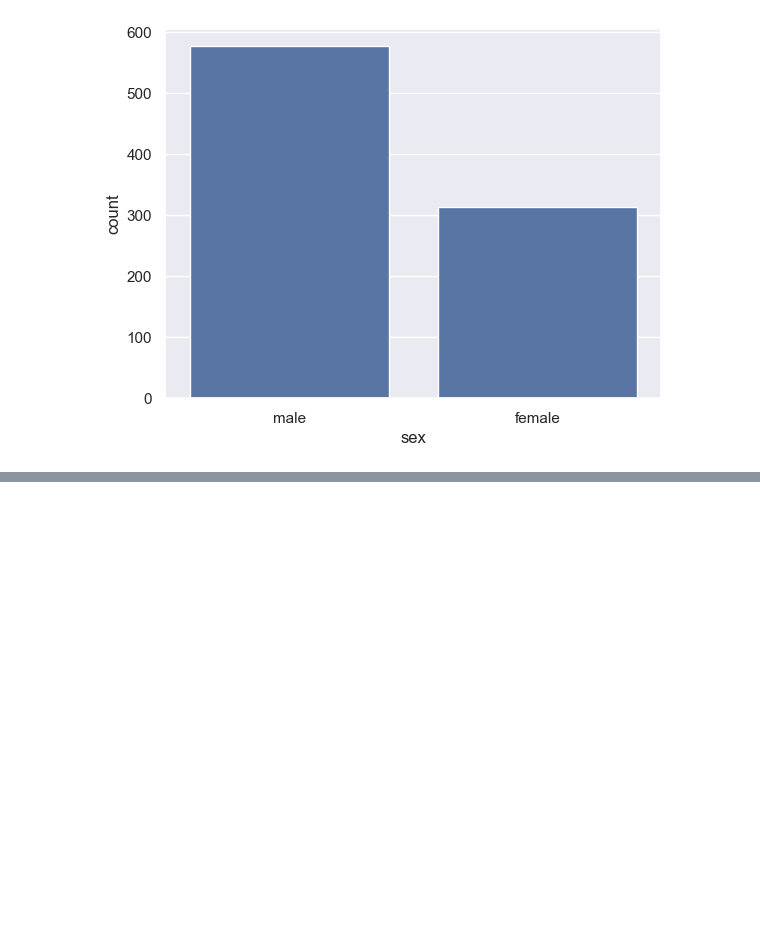
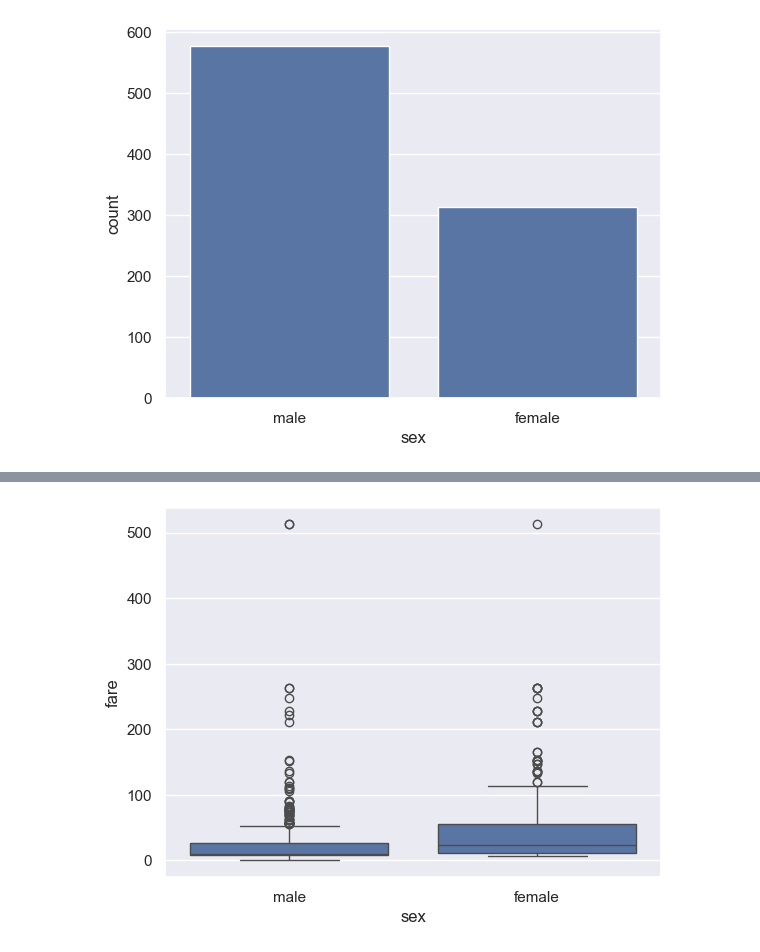
Before and after one commit to Renal-D/basic-python-library-for-data, a Jupyter notebook: Basic-Seaborn/seaborn-2.ipynb, the cells around one changed output, grey strips where cells are left out. Cells and saved outputs as stored; diff of their text form; code cells hidden in the pictures; blank space fills up the shorter version.

```diff
--- a/Basic-Seaborn/seaborn-2.ipynb
+++ b/Basic-Seaborn/seaborn-2.ipynb
@@ -45,0 +54,5 @@ sns.countplot(x='sex',data=dataku);
+# %%
+# Boxplot (box and whiskers plot)
+sns.boxplot(x='sex', y='fare', data=dataku);
+# %% [output]
+[figure, added]
```
Also changed, not shown: parts of 3 cells of this notebook.
